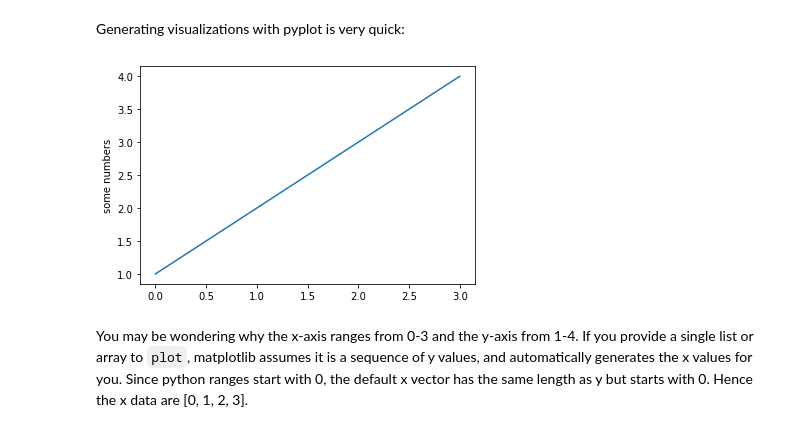
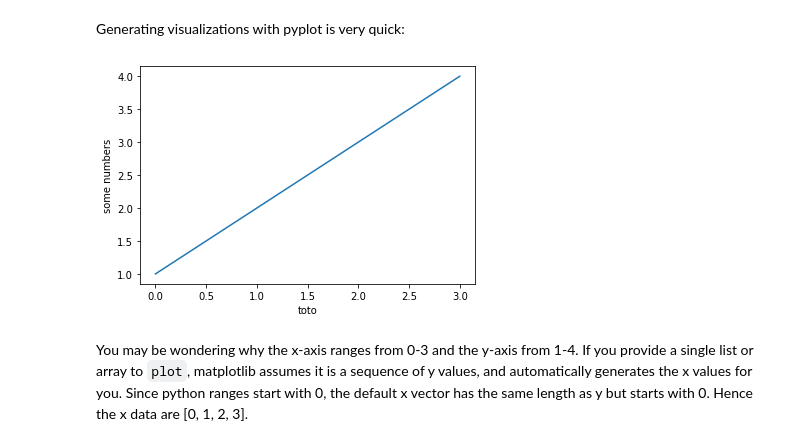
Before and after one commit to zoubida123ck/python-for-finance, a Jupyter notebook: day_03/lessons/01-matplotlib_basic.ipynb, the cells around one changed output. Saved outputs shown, nothing was run; the diff lists cells and outputs as text; code cells hidden in the pictures.

```diff
--- a/day_03/lessons/01-matplotlib_basic.ipynb
+++ b/day_03/lessons/01-matplotlib_basic.ipynb
@@ -30,10 +30,11 @@ Generating visualizations with pyplot is very quick:
 # %%
 import matplotlib.pyplot as plt
 plt.plot([1, 2, 3, 4])
 plt.ylabel('some numbers')
+plt.xlabel("toto")
 plt.show()
 # %% [output]
-[figure, old version]
+[figure, new version]
 # %% [markdown]
 You may be wondering why the x-axis ranges from 0-3 and the y-axis from 1-4. If you provide a single list or array to `plot`, matplotlib assumes it is a sequence of y values, and automatically generates the x values for you. Since python ranges start with 0, the default x vector has the same length as y but starts with 0. Hence the x data are [0, 1, 2, 3].
 # %% [markdown]
```
Also changed, not shown: parts of 6 cells of this notebook.
